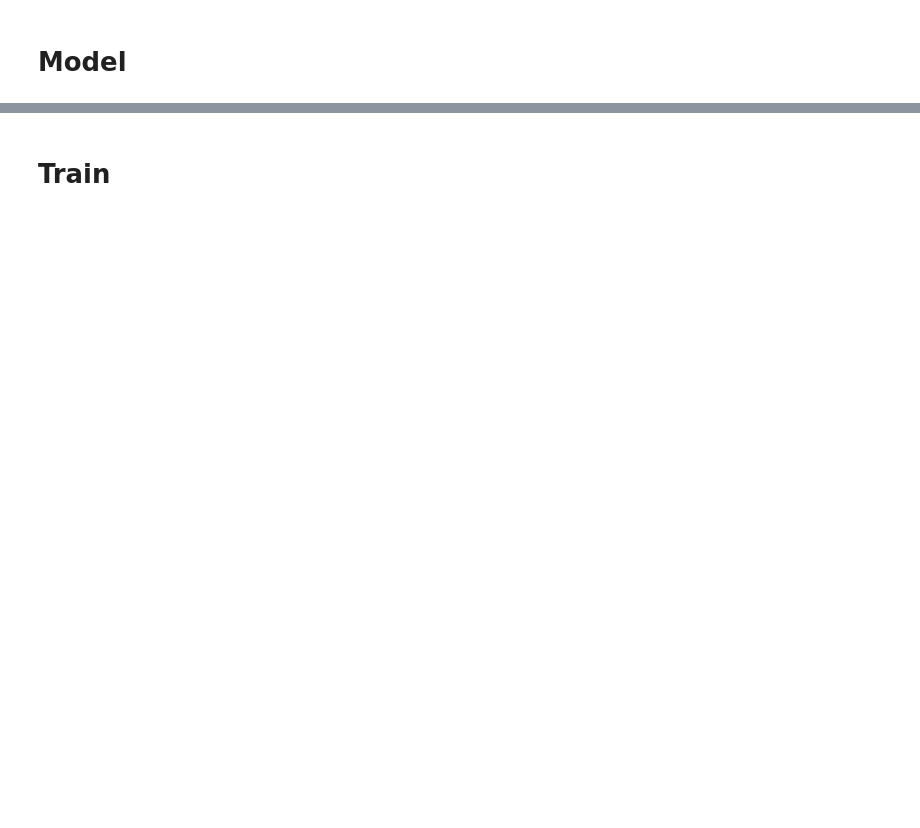
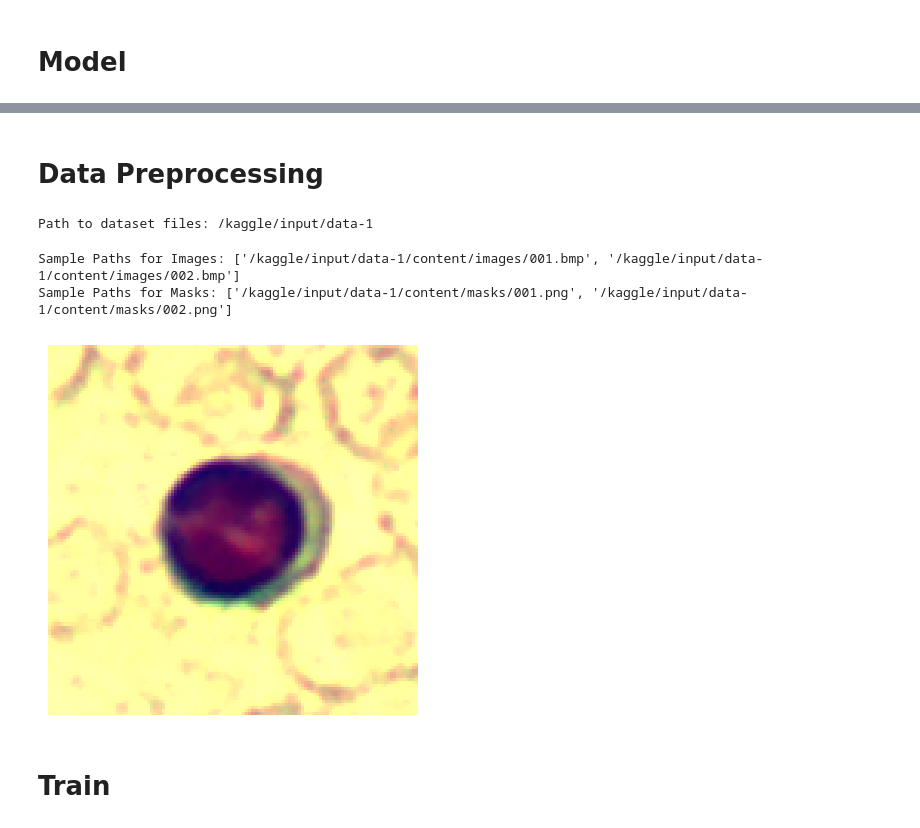
Before and after one commit to KangaOnGit/BIRDCLEF-2025, a Jupyter notebook: Prototype 3.ipynb, the cells around one changed output, grey strips where cells are left out. Saved outputs shown, nothing was run; the diff lists cells and outputs as text; code cells hidden in the pictures; blank space fills up the shorter version.

Commit message:
Kaggle Notebook | Oscillatory Neuron [Prototype] | Version 7

```diff
--- a/Prototype 3.ipynb
+++ b/Prototype 3.ipynb
@@ -58,4 +56,6 @@ logging.basicConfig(level=logging.ERROR)
 
 # Device configuration
 device = torch.device("cuda" if torch.cuda.is_available() else "cpu")
+# %%
+device = "cuda" if torch.cuda.is_available() else 'gpu'
 # %% [markdown]
@@ -1222 +762,4 @@ class BirdCLEFModel(nn.Module):
+# %%
+img = torch.randn([1, 3, 256, 256], dtype = torch.float32)
+img = img.to(device)
 # %%
@@ -1536,0 +1243,37 @@ class BirdCLEFModel(nn.Module):
+# %% [markdown]
+# **Data Preprocessing**
+# %%
+import kagglehub
+
+# Download latest version
+path = kagglehub.dataset_download("khanhpt1999/data-1")
+
+print("Path to dataset files:", path)
+
+from PIL import Image
+# %% [output]
+Path to dataset files: /kaggle/input/data-1
+# %%
+img_paths = []
+for img in sorted(os.listdir('/kaggle/input/data-1/content/images')):
+    img_path = os.path.join('/kaggle/input/data-1/content/images', img)
+    img_paths.append(img_path)
+
+print(f"Sample Paths for Images: {img_paths[:2]}")
+
+mask_paths = []
+for mask in sorted(os.listdir('/kaggle/input/data-1/content/masks')):
+    mask_path = os.path.join('/kaggle/input/data-1/content/masks', mask)
+    mask_paths.append(mask_path)
+
+print(f"Sample Paths for Masks: {mask_paths[:2]}")
+
+test_img = Image.open(img_paths[0])
+
+plt.imshow(test_img)
+plt.axis('off')
+plt.show()
+# %% [output]
+Sample Paths for Images: ['/kaggle/input/data-1/content/images/001.bmp', '/kaggle/input/data-1/content/images/002.bmp']
+Sample Paths for Masks: ['/kaggle/input/data-1/content/masks/001.png', '/kaggle/input/data-1/content/masks/002.png']
+[figure, added]
```
Also changed, not shown: parts of 40 cells of this notebook.
